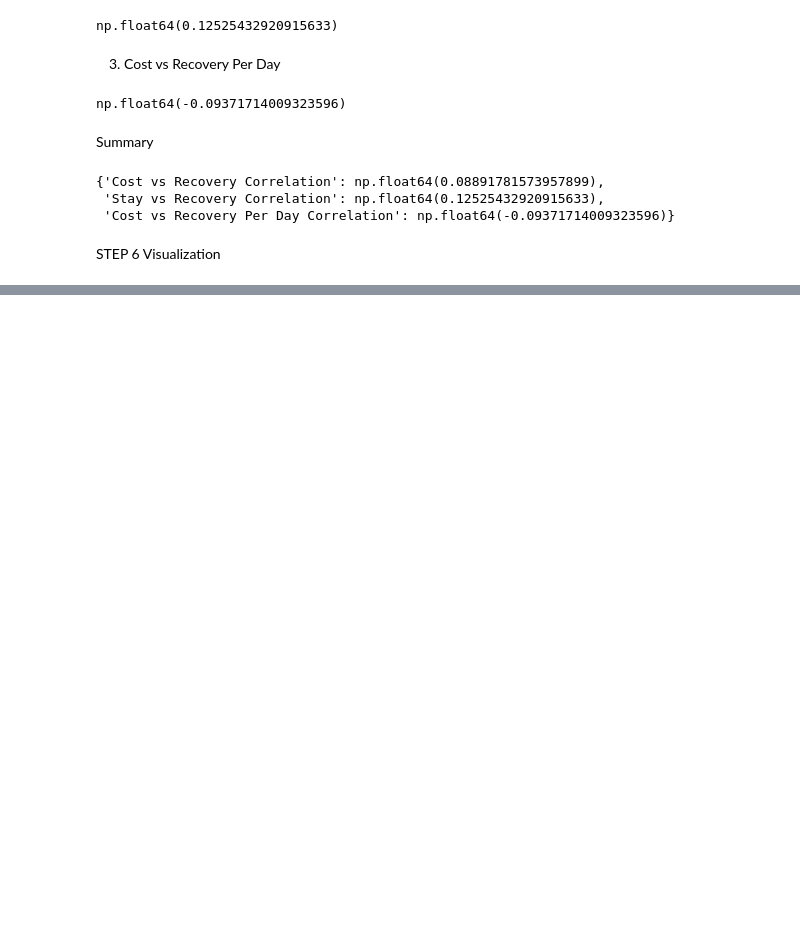
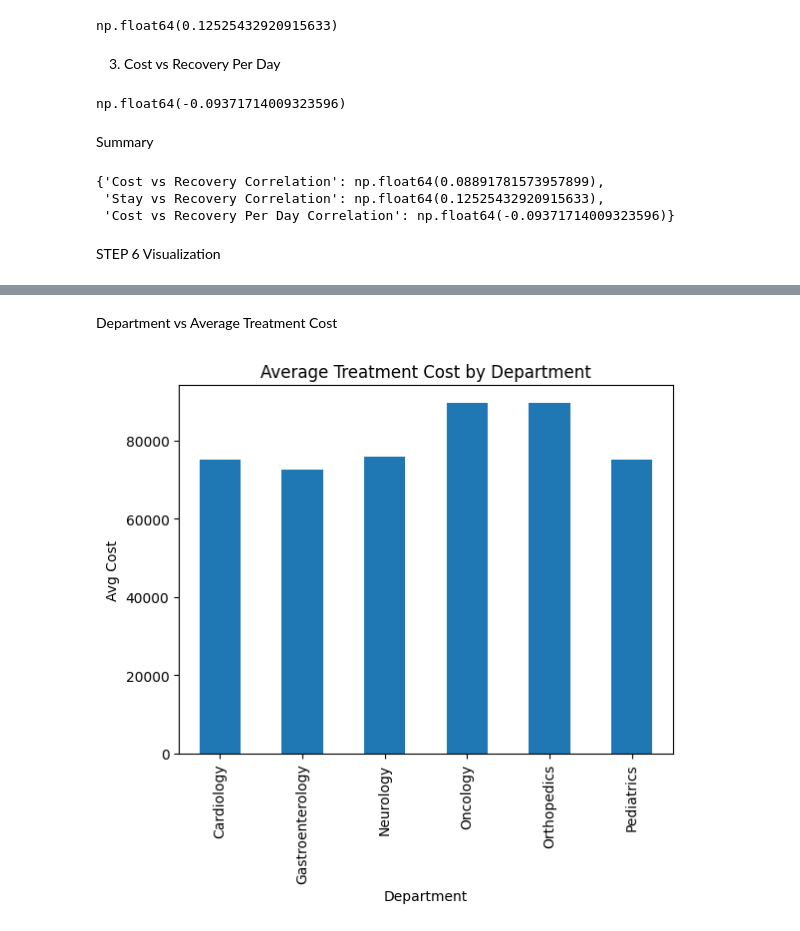
Before and after one commit to Prasannabade13/HEOR-Healthcare-Economics-and-Outcomes-Research-, a Jupyter notebook: HEOR.ipynb, the cells around one changed output, grey strips where cells are left out. Drawn from its saved outputs; the diff is of its cells as text; code cells hidden in the pictures; blank space fills up the shorter version.

```diff
--- a/HEOR.ipynb
+++ b/HEOR.ipynb
@@ -381,0 +393,13 @@ STEP 6 Visualization
+# %% [markdown]
+Department vs Average Treatment Cost
+# %%
+dept_cost = df.groupby("Department")["Treatment Cost"].mean()
+
+plt.figure()
+dept_cost.plot(kind="bar")
+plt.title("Average Treatment Cost by Department")
+plt.xlabel("Department")
+plt.ylabel("Avg Cost")
+plt.show()
+# %% [output]
+[figure, added]
```
Also changed, not shown: parts of 30 cells of this notebook.
